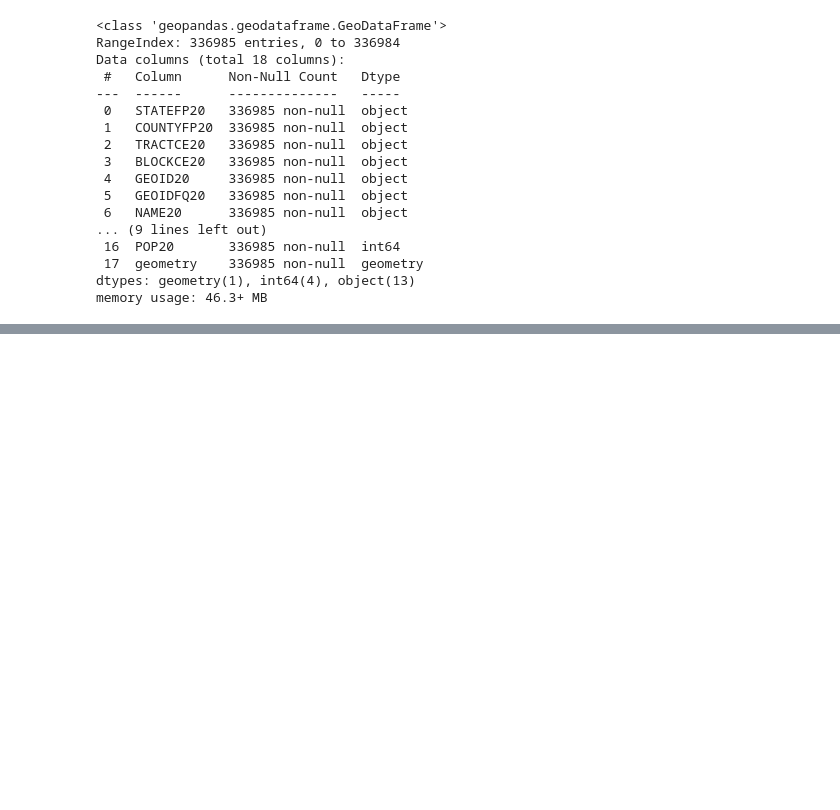
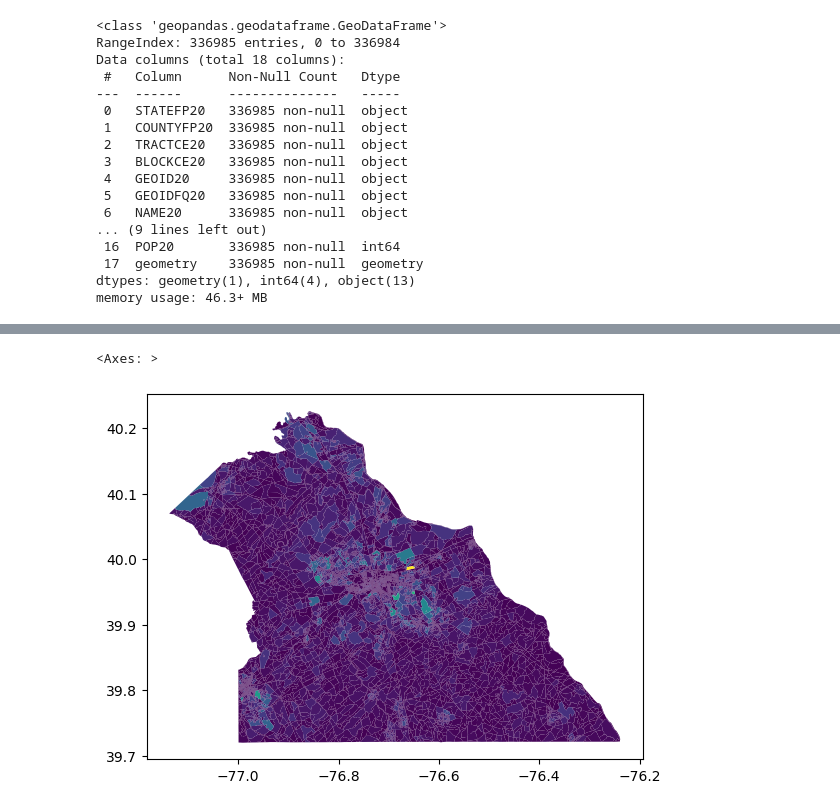
Before and after one commit to tiangenglu/data_visualization, a Jupyter notebook: 2025-02-06_map_01.ipynb, the cells around one changed output, grey strips where cells are left out. Drawn from its saved outputs; the diff is of its cells as text; code cells hidden in the pictures; blank space fills up the shorter version.

```diff
--- a/2025-02-06_map_01.ipynb
+++ b/2025-02-06_map_01.ipynb
@@ -56,0 +73,2 @@ memory usage: 46.3+ MB
+# %%
+dbf_blk_42_133=dbf_blk_42.loc[dbf_blk_42.COUNTYFP20 == '133'] # york
@@ -56,0 +108,6 @@ memory usage: 46.3+ MB
+# %%
+# plot the entire York county
+dbf_blk_42_133.plot(column = 'POP20')
+# %% [output]
+<Axes: >
+[figure, added]
```
Also changed, not shown: parts of 7 cells of this notebook.
